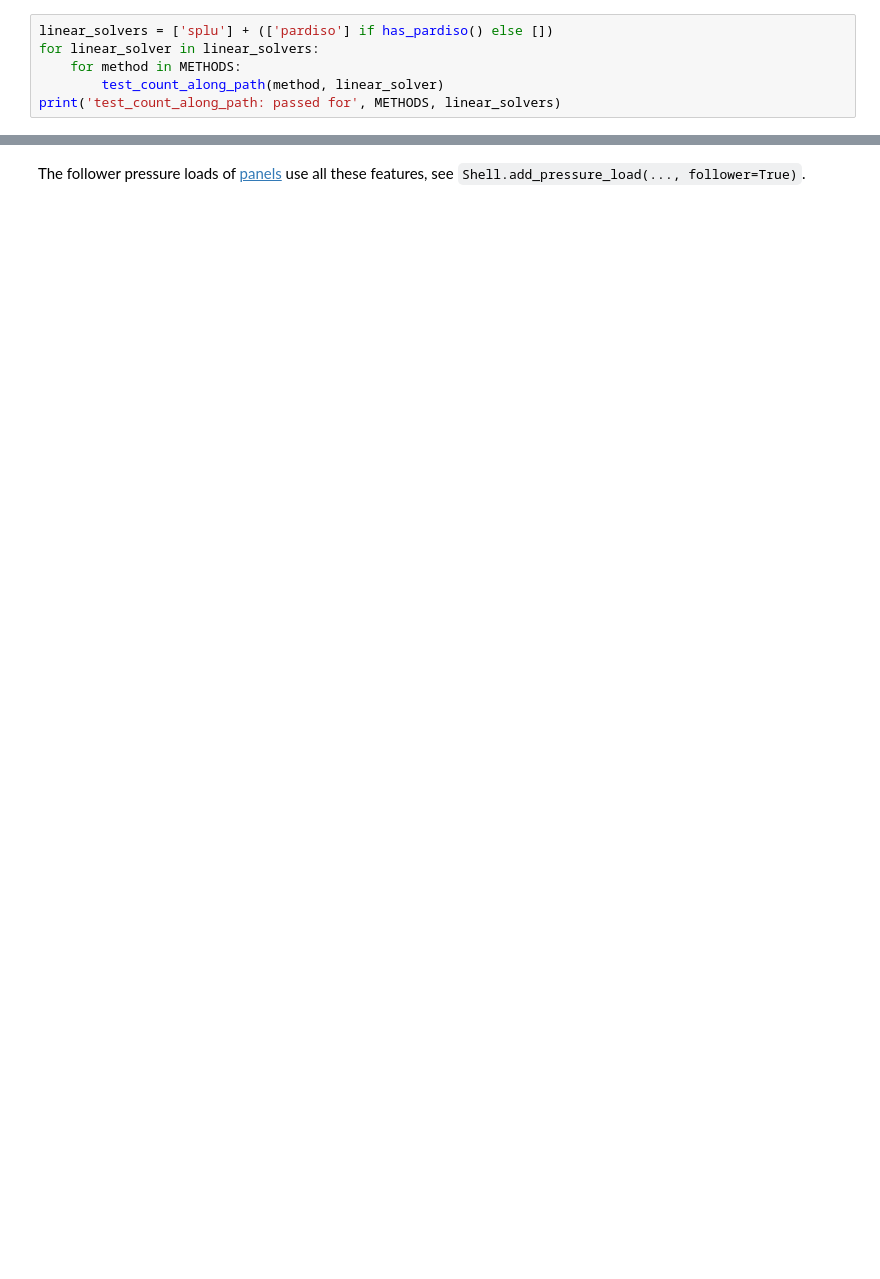
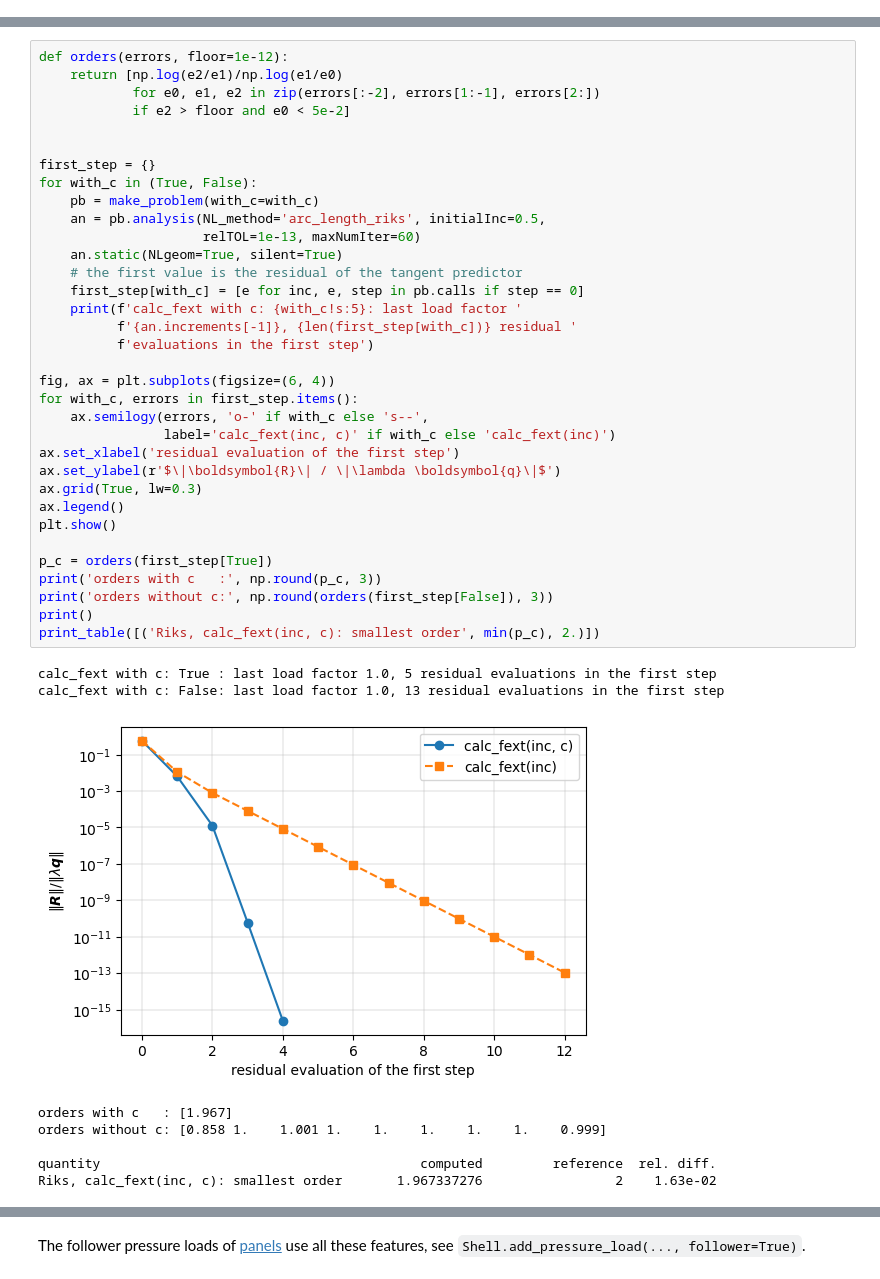
Before and after one commit to saullocastro/structsolve, a Jupyter notebook: notebooks/ex_follower_loads.ipynb, the cells around one changed output, grey strips where cells are left out. Saved outputs shown, nothing was run; the diff lists cells and outputs as text; blank space fills up the shorter version.

```diff
--- a/notebooks/ex_follower_loads.ipynb
+++ b/notebooks/ex_follower_loads.ipynb
@@ -191,6 +0,0 @@ def test_count_along_path(method, linear_solver):
-# %%
-linear_solvers = ['splu'] + (['pardiso'] if has_pardiso() else [])
-for linear_solver in linear_solvers:
-    for method in METHODS:
-        test_count_along_path(method, linear_solver)
-print('test_count_along_path: passed for', METHODS, linear_solvers)
@@ -339,0 +229,43 @@ test_freq_ziegler_flutter: passed
+# %%
+def orders(errors, floor=1e-12):
+    return [np.log(e2/e1)/np.log(e1/e0)
+            for e0, e1, e2 in zip(errors[:-2], errors[1:-1], errors[2:])
+            if e2 > floor and e0 < 5e-2]
+
+
+first_step = {}
+for with_c in (True, False):
+    pb = make_problem(with_c=with_c)
+    an = pb.analysis(NL_method='arc_length_riks', initialInc=0.5,
+                     relTOL=1e-13, maxNumIter=60)
+    an.static(NLgeom=True, silent=True)
+    # the first value is the residual of the tangent predictor
+    first_step[with_c] = [e for inc, e, step in pb.calls if step == 0]
+    print(f'calc_fext with c: {with_c!s:5}: last load factor '
+          f'{an.increments[-1]}, {len(first_step[with_c])} residual '
+          f'evaluations in the first step')
+
+fig, ax = plt.subplots(figsize=(6, 4))
+for with_c, errors in first_step.items():
+    ax.semilogy(errors, 'o-' if with_c else 's--',
+                label='calc_fext(inc, c)' if with_c else 'calc_fext(inc)')
+ax.set_xlabel('residual evaluation of the first step')
+ax.set_ylabel(r'$\|\boldsymbol{R}\| / \|\lambda \boldsymbol{q}\|$')
+ax.grid(True, lw=0.3)
+ax.legend()
+plt.show()
+
+p_c = orders(first_step[True])
+print('orders with c   :', np.round(p_c, 3))
+print('orders without c:', np.round(orders(first_step[False]), 3))
+print()
+print_table([('Riks, calc_fext(inc, c): smallest order', min(p_c), 2.)])
+# %% [output]
+calc_fext with c: True : last load factor 1.0, 5 residual evaluations in the first step
+calc_fext with c: False: last load factor 1.0, 13 residual evaluations in the first step
+[figure, added]
+orders with c   : [1.967]
+orders without c: [0.858 1.    1.001 1.    1.    1.    1.    1.    0.999]
+
+quantity                                         computed         reference  rel. diff.
+Riks, calc_fext(inc, c): smallest order       1.967337276                 2    1.63e-02
```
Also changed, not shown: parts of 43 cells of this notebook, 10 other files.
